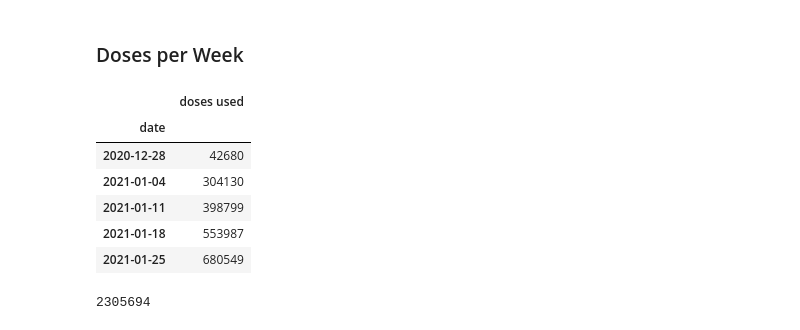
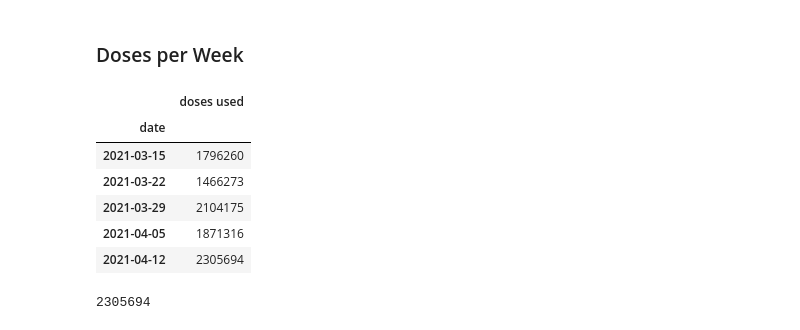
Before and after one commit to RuedigerVoigt/track-covid-19, a Jupyter notebook: vaccination.ipynb, the cells around one changed output. Drawn from its saved outputs; the diff is of its cells as text; code cells hidden in the pictures.

```diff
--- a/vaccination.ipynb
+++ b/vaccination.ipynb
@@ -89,17 +89,18 @@ doses_daily.plot(
 # %% [markdown]
 ### Doses per Week
 # %%
-# W-Mon in order to start the week on a Monday
+# W-Mon in order to start the week on a Monday, see:
+# https://pandas.pydata.org/pandas-docs/stable/user_guide/timeseries.html#anchored-offsets
 doses_weekly = doses.groupby(pd.Grouper(key='date',freq='W-Mon')).sum()
-doses_weekly.head()
+doses_weekly.tail()
 # %% [output]
 |  | doses used |
 | date |  |
-| 2020-12-28 | 42680 |
-| 2021-01-04 | 304130 |
-| 2021-01-11 | 398799 |
-| 2021-01-18 | 553987 |
-| 2021-01-25 | 680549 |
+| 2021-03-15 | 1796260 |
+| 2021-03-22 | 1466273 |
+| 2021-03-29 | 2104175 |
+| 2021-04-05 | 1871316 |
+| 2021-04-12 | 2305694 |
 # %%
 # What is the highest number of doses used in a week?
 max_doses_weekly = max(doses_weekly['doses used'])
```
Also changed, not shown: parts of 5 cells of this notebook.
